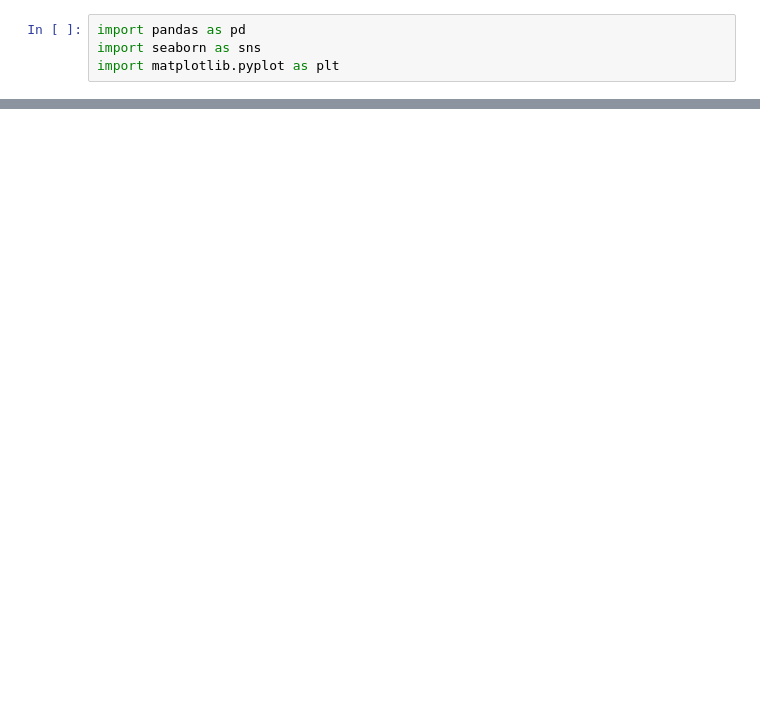
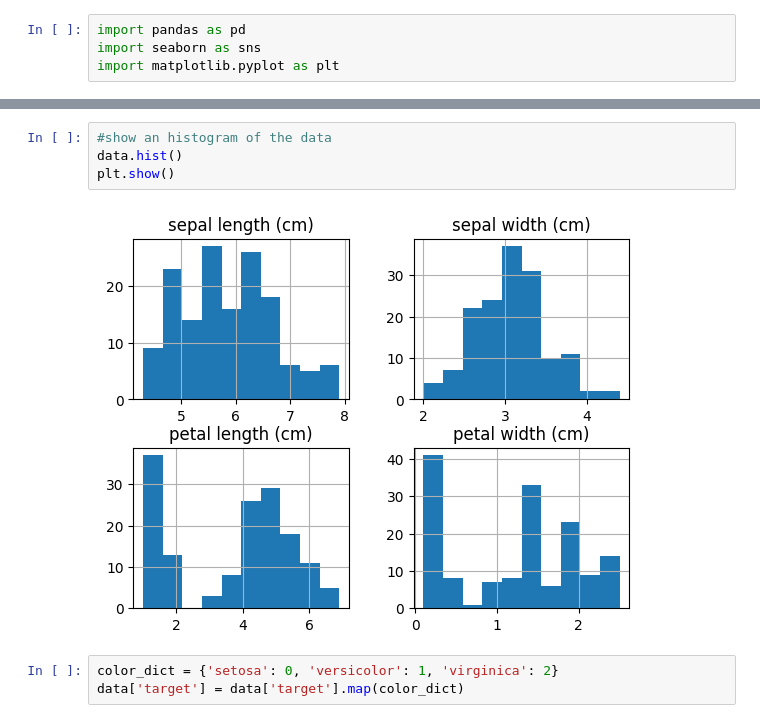
Before and after one commit to deltaryss/Sujet2-pythonFrameIA, a Jupyter notebook: Sujet1_MARTEL_Esteban_BLANC_Lucas.ipynb, the cells around one changed output, grey strips where cells are left out. Saved outputs shown, nothing was run; the diff lists cells and outputs as text; blank space fills up the shorter version.

```diff
--- a/Sujet1_MARTEL_Esteban_BLANC_Lucas.ipynb
+++ b/Sujet1_MARTEL_Esteban_BLANC_Lucas.ipynb
@@ -30 +27,10 @@ iris_df.describe()
+# %%
+#show an histogram of the data
+data.hist()
+plt.show()
+# %% [output]
+[figure, added]
+# %%
+color_dict = {'setosa': 0, 'versicolor': 1, 'virginica': 2}
+data['target'] = data['target'].map(color_dict)
 # %%
```
Also changed, not shown: parts of 5 cells of this notebook.
